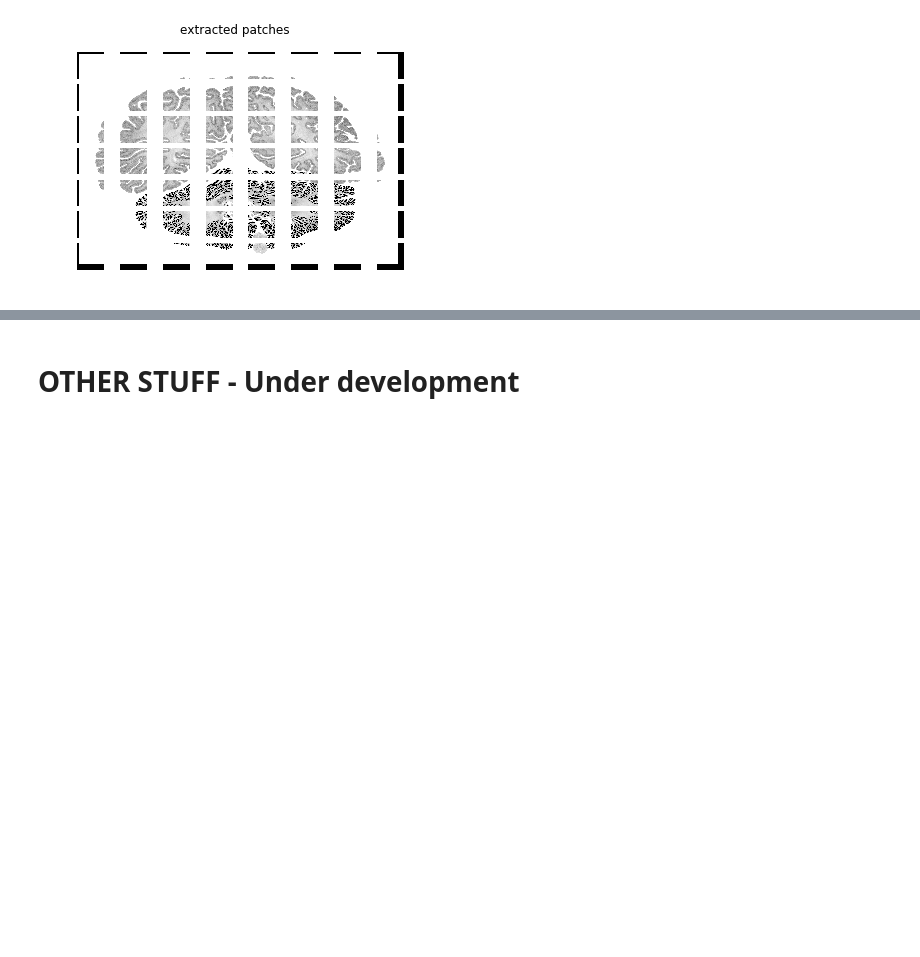
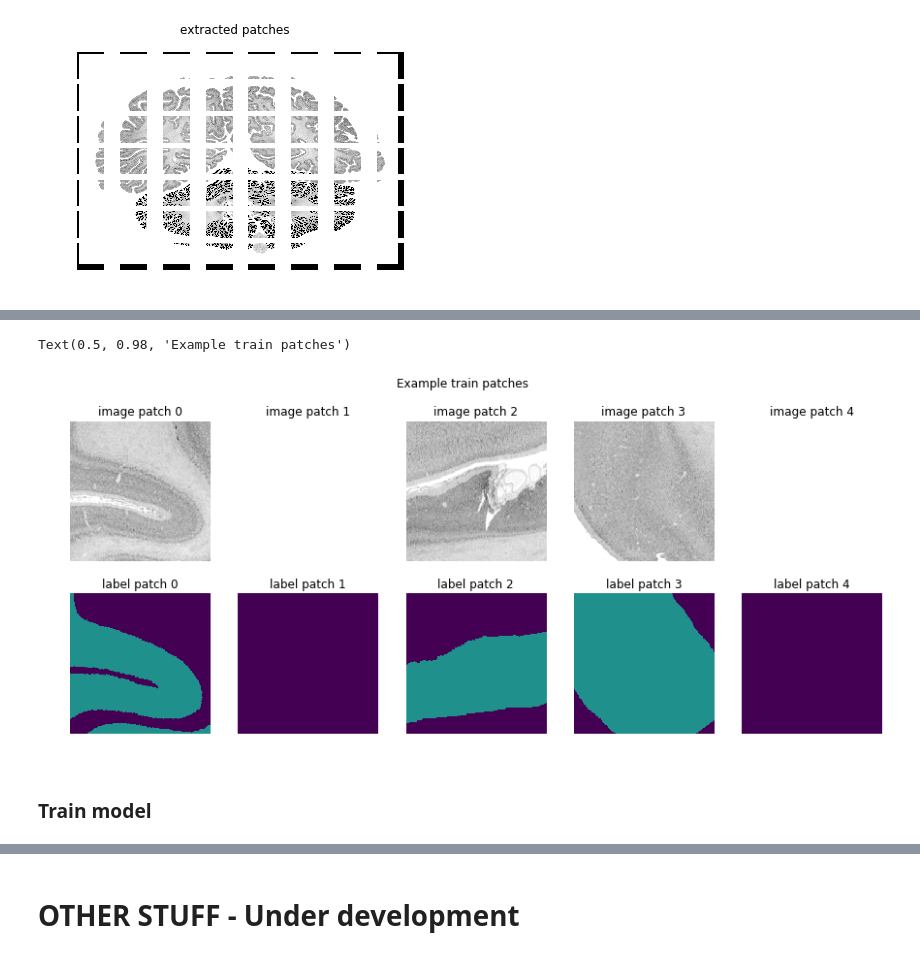
Before and after one commit to hspitzer/histo-seg, a Jupyter notebook: tutorial-segmentation.ipynb, the cells around one changed output, grey strips where cells are left out. Saved outputs shown, nothing was run; the diff lists cells and outputs as text; code cells hidden in the pictures; blank space fills up the shorter version.

```diff
--- a/tutorial-segmentation.ipynb
+++ b/tutorial-segmentation.ipynb
@@ -731,0 +598,13 @@ for i,ax in enumerate(axes.T.flatten()):
+# %%
+# load precomputed train patches
+X_train, Y_train = load_dataset('train_v1.npz')
+X_val, Y_val = load_dataset('val_v1.npz')
+
+# visualize image and label patches
+fig = plot_dataset(X_train, Y_train, num=5, vmax_y=2)
+fig.suptitle("Example train patches")
+# %% [output]
+Text(0.5, 0.98, 'Example train patches')
+[figure, added]
+# %% [markdown]
+### Train model
```
Also changed, not shown: parts of 45 cells of this notebook.
